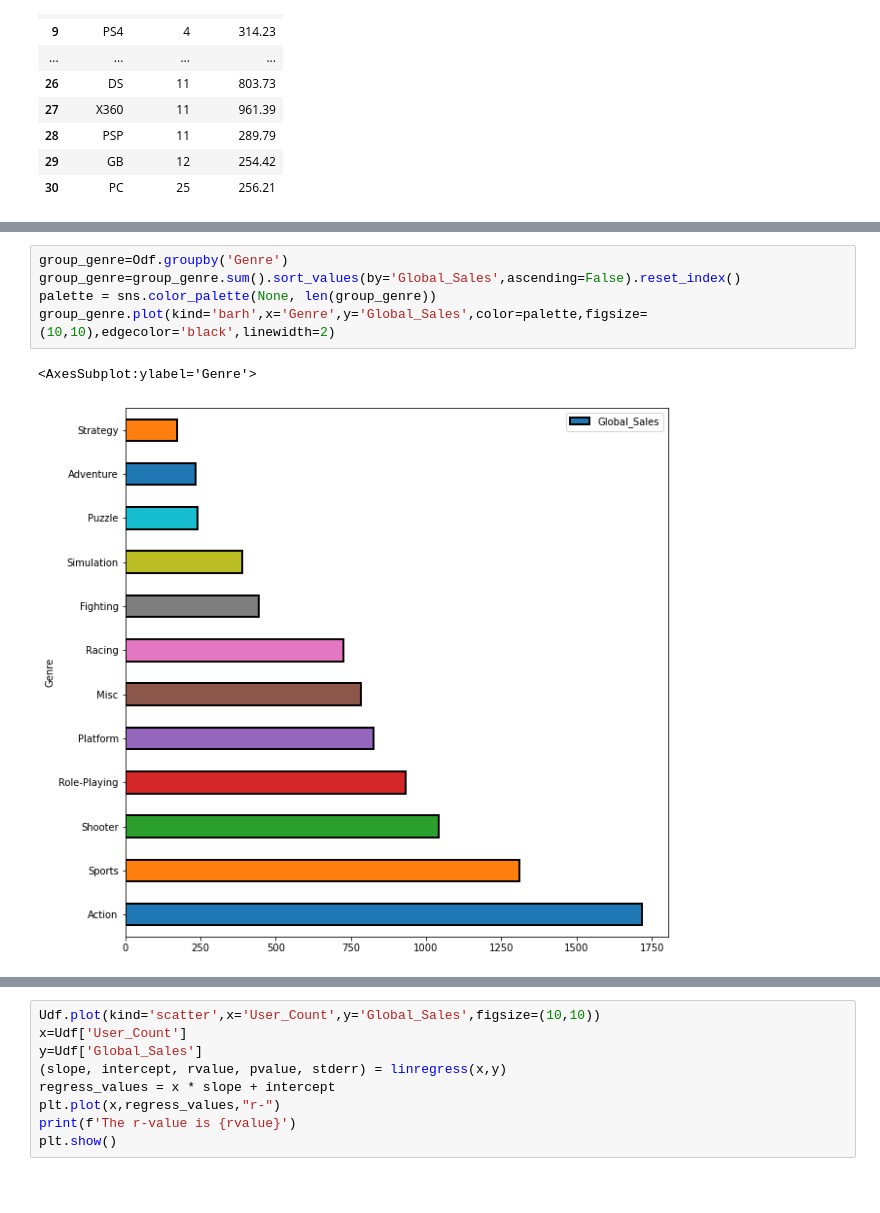
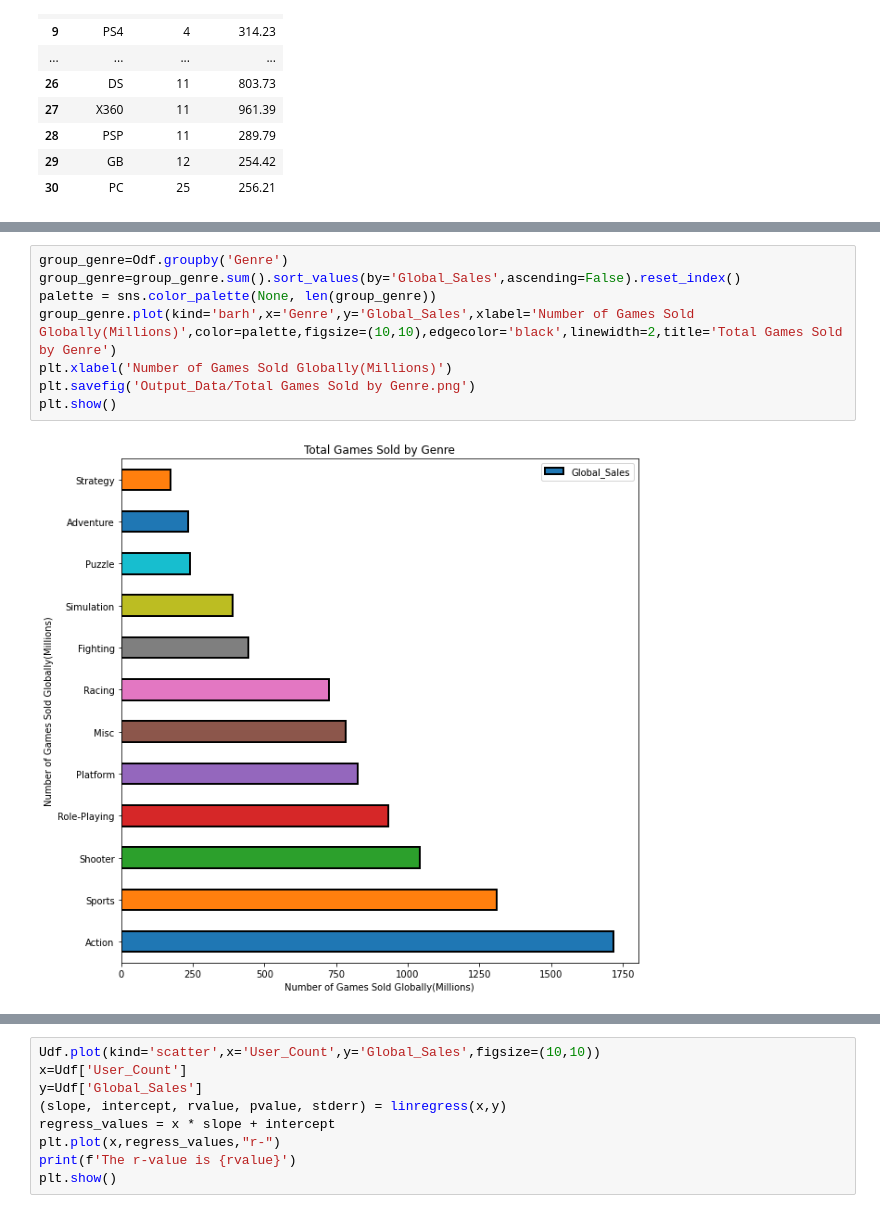
Before and after one commit to MrMrRPG/project_1, a Jupyter notebook: Shan-Folder/project-1.ipynb, the cells around one changed output, grey strips where cells are left out. Cells and saved outputs as stored; diff of their text form; blank space fills up the shorter version.

```diff
--- a/Shan-Folder/project-1.ipynb
+++ b/Shan-Folder/project-1.ipynb
@@ -153,11 +158,13 @@ The r-value is 0.5109689349373417
 # %%
 group_genre=Odf.groupby('Genre')
 group_genre=group_genre.sum().sort_values(by='Global_Sales',ascending=False).reset_index()
 palette = sns.color_palette(None, len(group_genre))
-group_genre.plot(kind='barh',x='Genre',y='Global_Sales',color=palette,figsize=(10,10),edgecolor='black',linewidth=2)
+group_genre.plot(kind='barh',x='Genre',y='Global_Sales',xlabel='Number of Games Sold Globally(Millions)',color=palette,figsize=(10,10),edgecolor='black',linewidth=2,title='Total Games Sold by Genre')
+plt.xlabel('Number of Games Sold Globally(Millions)')
+plt.savefig('Output_Data/Total Games Sold by Genre.png')
+plt.show()
 # %% [output]
-<AxesSubplot:ylabel='Genre'>
-[figure, old version]
+[figure, new version]
 # %%
 Name=Odf.groupby('Name')
 Name=Name.sum().sort_values(by='Global_Sales',ascending=False)
```
Also changed, not shown: parts of 15 cells of this notebook, 9 other files.
